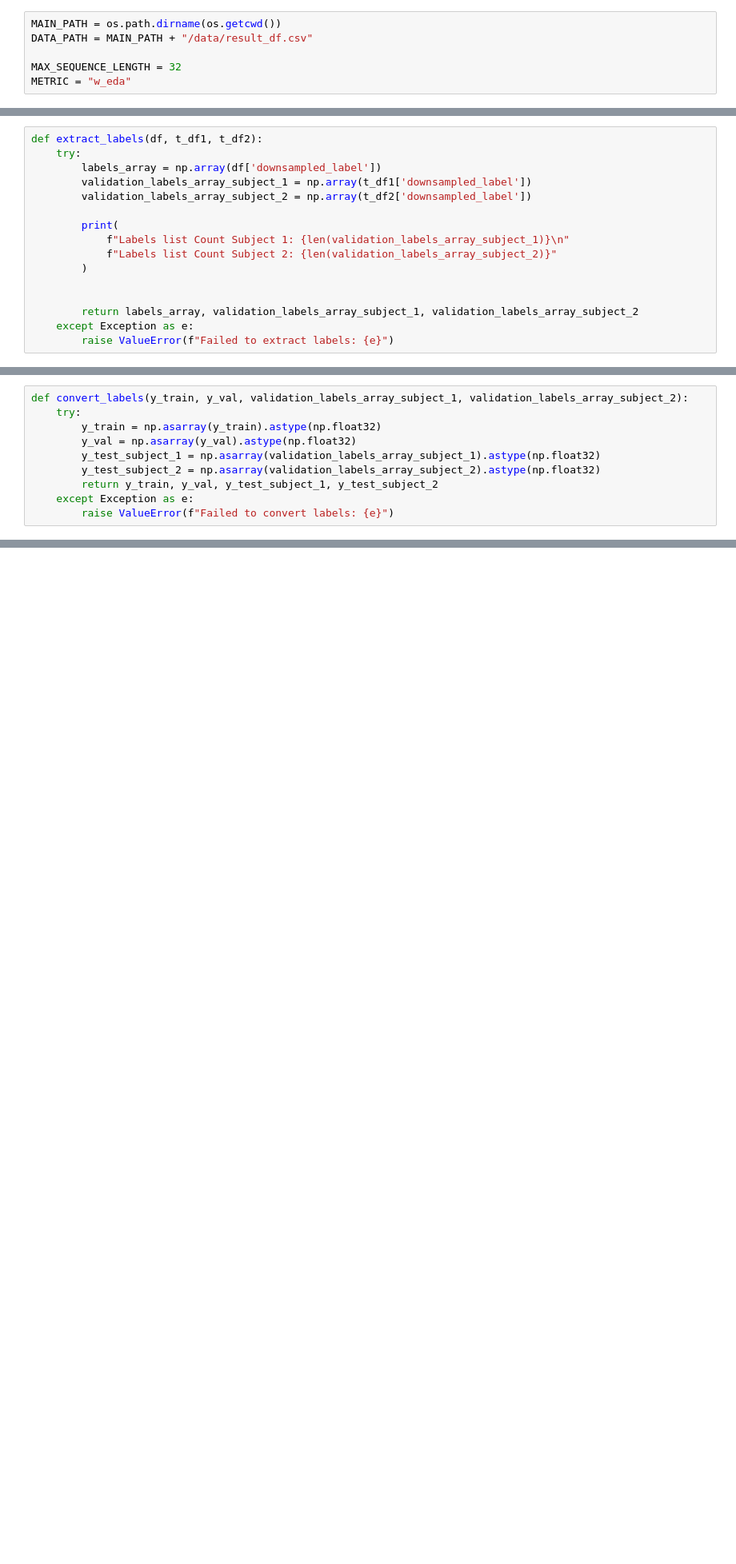
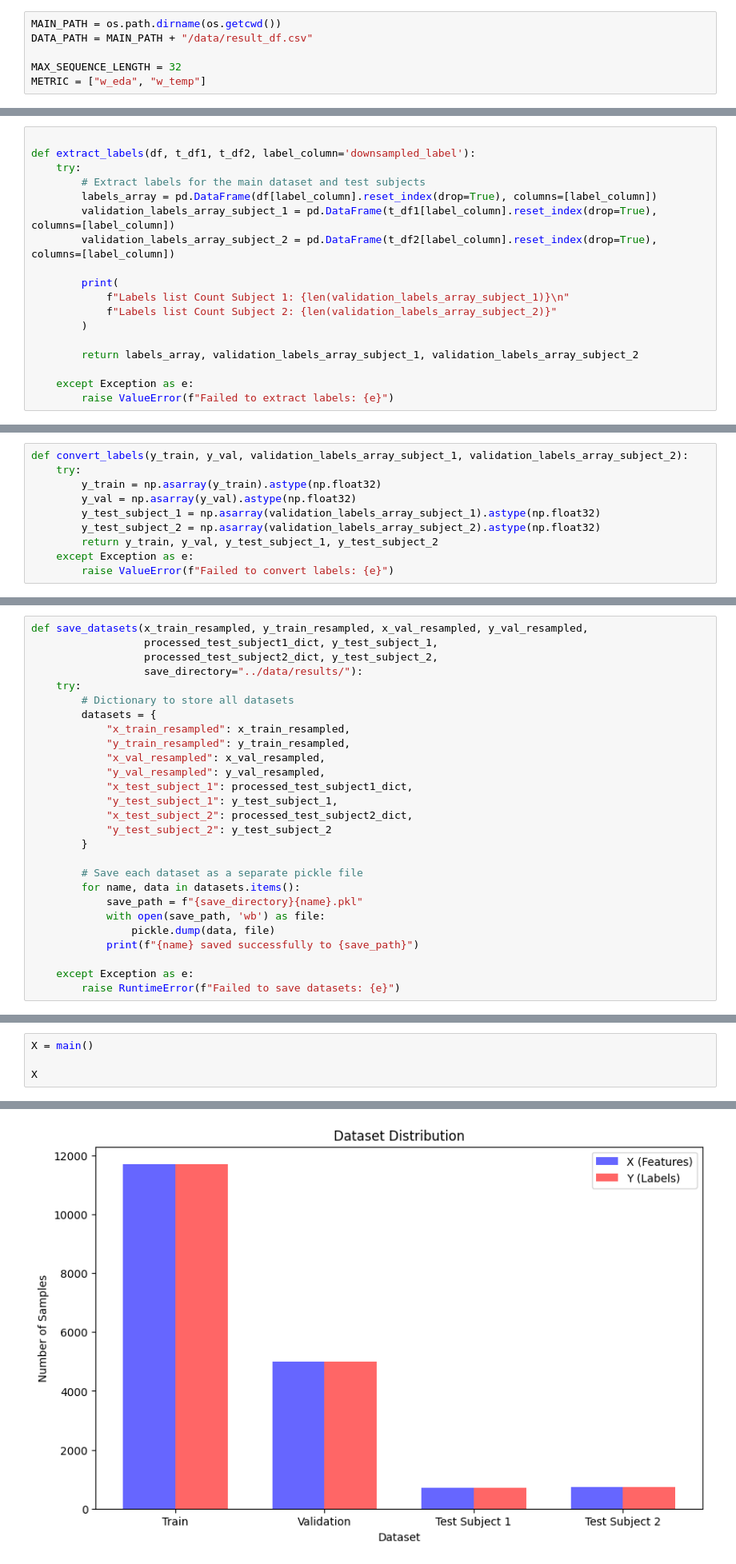
Before and after one commit to markgoertz/Convolutional-Neural-Network-on-Electrodermal-Activity-for-Stress-Assessment, a Jupyter notebook: code/split_train_test.ipynb, the cells around one changed output, grey strips where cells are left out. Shown at 80% size. Drawn from its saved outputs; the diff is of its cells as text; blank space fills up the shorter version.

Commit message:
Rework of split_train_test and model for multi-modal input

```diff
--- a/code/split_train_test.ipynb
+++ b/code/split_train_test.ipynb
@@ -13,7 +15,7 @@ MAIN_PATH = os.path.dirname(os.getcwd())
 DATA_PATH = MAIN_PATH + "/data/result_df.csv"
 
 MAX_SEQUENCE_LENGTH = 32
-METRIC = "w_eda"
+METRIC = ["w_eda", "w_temp"]
 # %% [markdown]
 ## Methods for Plotting with Matplotlib
 
@@ -191,17 +229,19 @@ def split_train_and_test (series_list, labels_array):
 # %%
-def extract_labels(df, t_df1, t_df2):
+
+def extract_labels(df, t_df1, t_df2, label_column='downsampled_label'):
     try:
-        labels_array = np.array(df['downsampled_label'])
-        validation_labels_array_subject_1 = np.array(t_df1['downsampled_label'])
-        validation_labels_array_subject_2 = np.array(t_df2['downsampled_label'])
+        # Extract labels for the main dataset and test subjects
+        labels_array = pd.DataFrame(df[label_column].reset_index(drop=True), columns=[label_column])
+        validation_labels_array_subject_1 = pd.DataFrame(t_df1[label_column].reset_index(drop=True), columns=[label_column])
+        validation_labels_array_subject_2 = pd.DataFrame(t_df2[label_column].reset_index(drop=True), columns=[label_column])
 
         print(
             f"Labels list Count Subject 1: {len(validation_labels_array_subject_1)}\n"
             f"Labels list Count Subject 2: {len(validation_labels_array_subject_2)}"
         )
 
+        return labels_array, validation_labels_array_subject_1, validation_labels_array_subject_2
 
-        return labels_array, validation_labels_array_subject_1, validation_labels_array_subject_2
     except Exception as e:
         raise ValueError(f"Failed to extract labels: {e}")
 # %%
@@ -241,3 +266,30 @@ def save_datasets(x_train, y_train, x_val, y_val, x_test_1, y_test_1, x_test_2,
+# %%
+def save_datasets(x_train_resampled, y_train_resampled, x_val_resampled, y_val_resampled,
+                  processed_test_subject1_dict, y_test_subject_1,
+                  processed_test_subject2_dict, y_test_subject_2,
+                  save_directory="../data/results/"):
+    try:
+        # Dictionary to store all datasets
+        datasets = {
+            "x_train_resampled": x_train_resampled,
+            "y_train_resampled": y_train_resampled,
+            "x_val_resampled": x_val_resampled,
+            "y_val_resampled": y_val_resampled,
+            "x_test_subject_1": processed_test_subject1_dict,
+            "y_test_subject_1": y_test_subject_1,
+            "x_test_subject_2": processed_test_subject2_dict,
+            "y_test_subject_2": y_test_subject_2
+        }
+
+        # Save each dataset as a separate pickle file
+        for name, data in datasets.items():
+            save_path = f"{save_directory}{name}.pkl"
+            with open(save_path, 'wb') as file:
+                pickle.dump(data, file)
+            print(f"{name} saved successfully to {save_path}")
+
+    except Exception as e:
+        raise RuntimeError(f"Failed to save datasets: {e}")
 # %%
 def main():
     df = load_data(DATA_PATH,".csv")
@@ -287,0 +337,5 @@ Class distribution after SMOTE: {0: 5856, 1: 5856}
+# %%
+X = main()
+
+X
+# %% [output]
@@ -287,0 +349 @@ Class distribution after SMOTE: {0: 5856, 1: 5856}
+[figure, added]
```
Also changed, not shown: parts of 12 cells of this notebook, 27 other files.
